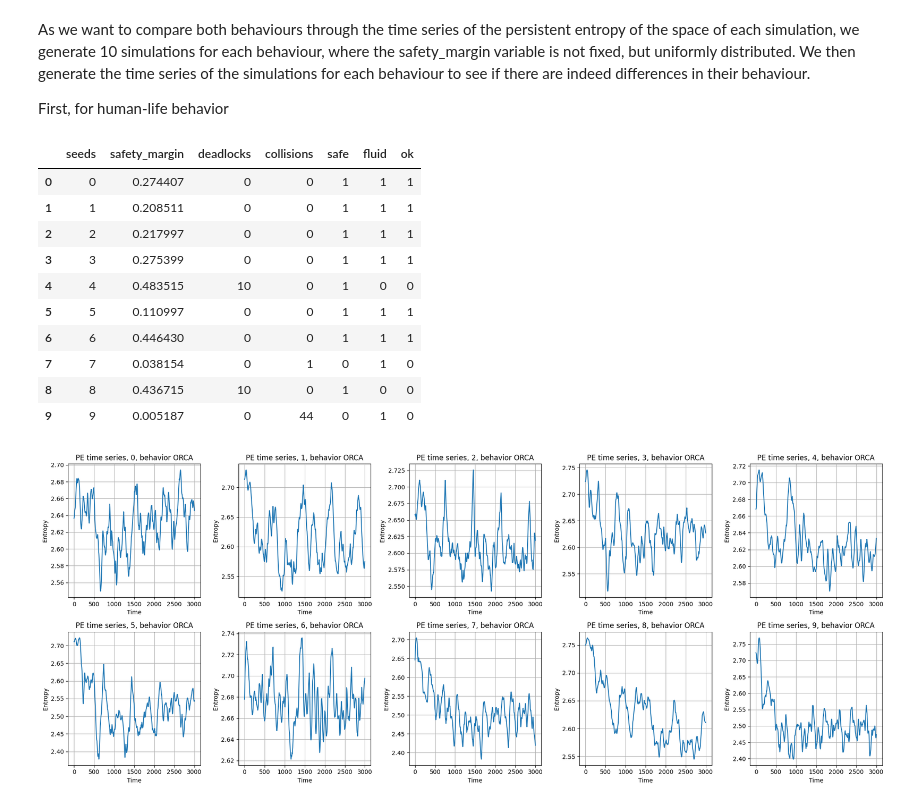
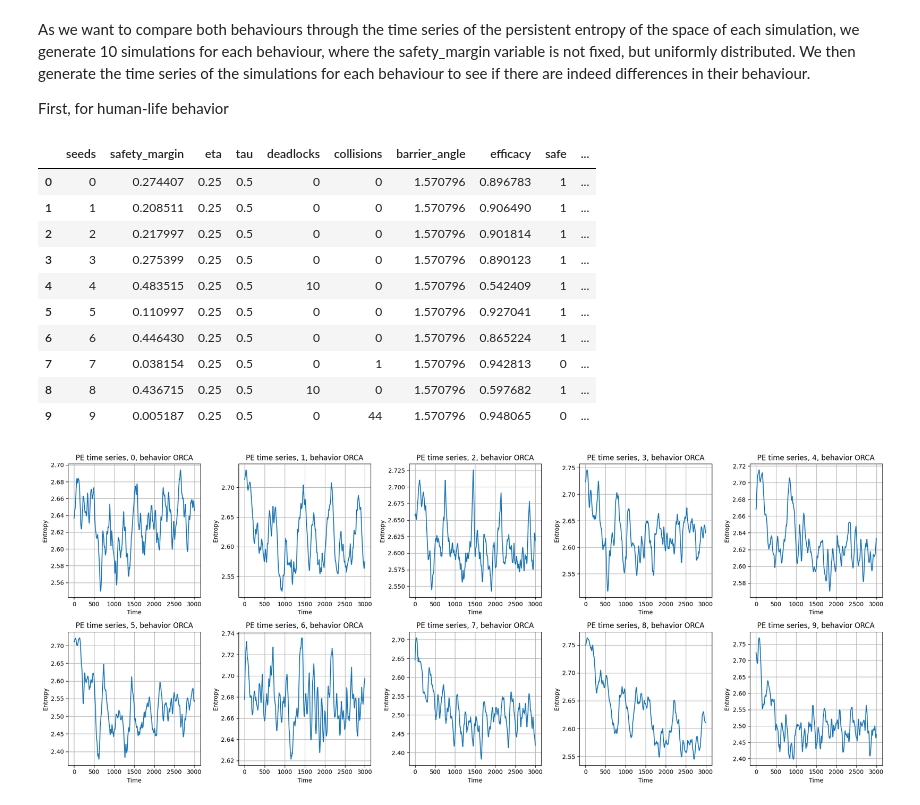
Before and after one commit to Cimagroup/Experiments_T6.3.2, a Jupyter notebook: CrossScenario/PersistentEntropy_Experiments/Cross_HLvsORCA.ipynb, the cells around one changed output. Cells and saved outputs as stored; diff of their text form; code cells hidden in the pictures.

```diff
--- a/CrossScenario/PersistentEntropy_Experiments/Cross_HLvsORCA.ipynb
+++ b/CrossScenario/PersistentEntropy_Experiments/Cross_HLvsORCA.ipynb
@@ -113,18 +87,18 @@ def extract_data(experiment):
 # %%
-dfHL = extract_data(experimentHL)
+dfHL = fu.extract_data(experimentHL, "HL")
 dfHL
 # %% [output]
-|  | seeds | safety_margin | deadlocks | collisions | safe | fluid | ok |
-| 0 | 0 | 0.274407 | 0 | 0 | 1 | 1 | 1 |
-| 1 | 1 | 0.208511 | 0 | 0 | 1 | 1 | 1 |
-| 2 | 2 | 0.217997 | 0 | 0 | 1 | 1 | 1 |
-| 3 | 3 | 0.275399 | 0 | 0 | 1 | 1 | 1 |
-| 4 | 4 | 0.483515 | 10 | 0 | 1 | 0 | 0 |
-| 5 | 5 | 0.110997 | 0 | 0 | 1 | 1 | 1 |
-| 6 | 6 | 0.446430 | 0 | 0 | 1 | 1 | 1 |
-| 7 | 7 | 0.038154 | 0 | 1 | 0 | 1 | 0 |
-| 8 | 8 | 0.436715 | 10 | 0 | 1 | 0 | 0 |
-| 9 | 9 | 0.005187 | 0 | 44 | 0 | 1 | 0 |
+|  | seeds | safety_margin | eta | tau | deadlocks | collisions | barrier_angle | efficacy | safe | ... |
+| 0 | 0 | 0.274407 | 0.25 | 0.5 | 0 | 0 | 1.570796 | 0.896783 | 1 | ... |
+| 1 | 1 | 0.208511 | 0.25 | 0.5 | 0 | 0 | 1.570796 | 0.906490 | 1 | ... |
+| 2 | 2 | 0.217997 | 0.25 | 0.5 | 0 | 0 | 1.570796 | 0.901814 | 1 | ... |
+| 3 | 3 | 0.275399 | 0.25 | 0.5 | 0 | 0 | 1.570796 | 0.890123 | 1 | ... |
+| 4 | 4 | 0.483515 | 0.25 | 0.5 | 10 | 0 | 1.570796 | 0.542409 | 1 | ... |
+| 5 | 5 | 0.110997 | 0.25 | 0.5 | 0 | 0 | 1.570796 | 0.927041 | 1 | ... |
+| 6 | 6 | 0.446430 | 0.25 | 0.5 | 0 | 0 | 1.570796 | 0.865224 | 1 | ... |
+| 7 | 7 | 0.038154 | 0.25 | 0.5 | 0 | 1 | 1.570796 | 0.942813 | 0 | ... |
+| 8 | 8 | 0.436715 | 0.25 | 0.5 | 10 | 0 | 1.570796 | 0.597682 | 1 | ... |
+| 9 | 9 | 0.005187 | 0.25 | 0.5 | 0 | 44 | 1.570796 | 0.948065 | 0 | ... |
 # %%
 dfHL['persistentEntropy'] = None
 fig, axes = plt.subplots(nrows=2, ncols=5, figsize=(20, 8))
```
Also changed, not shown: parts of 9 cells of this notebook, 49 other files.
